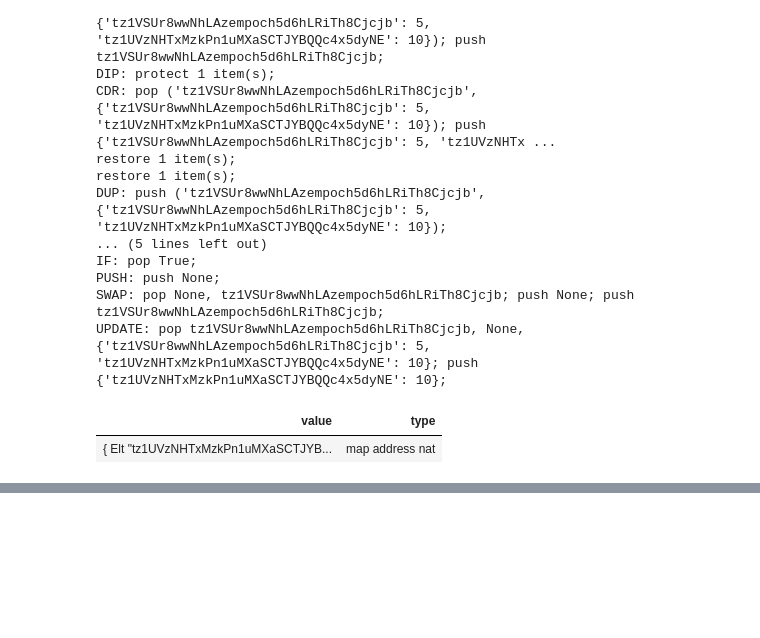
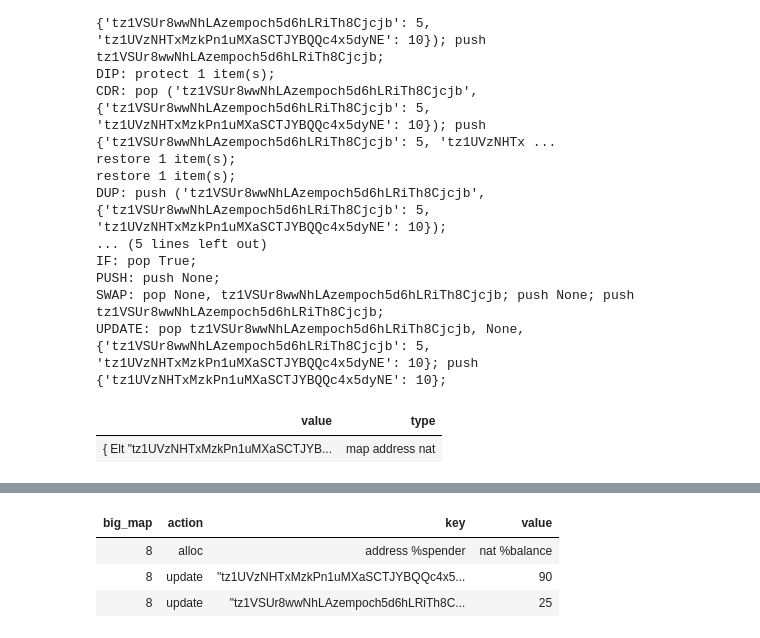
Before and after one commit to baking-bad/michelson-labs, a Jupyter notebook: notebooks/tutorials/Sandbox.ipynb, the cells around one changed output, grey strips where cells are left out. Cells and saved outputs as stored; diff of their text form; code cells hidden in the pictures; blank space fills up the shorter version.

```diff
--- a/notebooks/tutorials/Sandbox.ipynb
+++ b/notebooks/tutorials/Sandbox.ipynb
@@ -544,0 +627,81 @@ UPDATE: pop tz1VSUr8wwNhLAzempoch5d6hLRiTh8Cjcjb, None, {'tz1VSUr8wwNhLAzempoch5
+# %%
+PATCH SOURCE "tz1UVzNHTxMzkPn1uMXaSCTJYBQQc4x5dyNE" ;
+
+storage (big_map (address %spender) (nat %balance)) ;
+parameter (pair (address %to) (nat %value)) ;
+code {
+    UNPPAIIR ;
+    DUP ;
+    SOURCE ;
+    IFCMPEQ
+        { PUSH string "FORBIDDENTRANFER" ; FAILWITH }
+        {} ;
+    DIG 2 ;
+    ## Checks if source is in the ledger
+    DUP ;
+    SOURCE ;
+    MEM ;
+    IF
+        {
+            ## Checks if source has enough balance
+            DUP ;
+            SOURCE ;
+            GET ;
+            IF_NONE
+                { PUSH string "ERROR" ; FAILWITH }
+                {
+                    DUP ;
+                    DIP 4 { DUP } ;
+                    DIG 4 ;
+                    IFCMPGT { PUSH string "INSUFFICIENTBALANCE" ; FAILWITH } {} ;
+                } ;
+            ## Updates sender's balance
+            DIP 3 { DUP } ;
+            DIG 3 ;
+            SWAP ;
+            SUB ;
+            ABS ;
+            SOME ;
+            SOURCE ;
+            UPDATE ;
+            ## Updates recipient's balance
+            DIP { DUP } ;
+            SWAP ;
+            DIP { DUP } ;
+            MEM ;
+            IF
+                {
+                    SWAP ;
+                    DIP { DUP } ;
+                    DUP ;
+                    DIP { SWAP } ;
+                    GET ;
+                    IF_NONE
+                        {
+                            DIG 2 ;
+                            SOME ;
+                            SWAP ;
+                            UPDATE ;
+                        }
+                        {
+                            DIG 3 ;
+                            ADD ;
+                            SOME ;
+                            SWAP ;
+                            UPDATE ;
+                        } ;
+                }
+                {
+                    DUG 2 ;
+                    DIP { SOME } ;
+                    UPDATE ;
+                } ;
+            ## Ends execution
+            NIL operation ;
+            PAIR ;
+        }
+        { PUSH string "UNKNOWNSPENDER" ; FAILWITH } ;
+} ;
+
+RUN %default (Pair "tz1VSUr8wwNhLAzempoch5d6hLRiTh8Cjcjb" 10) { Elt "tz1UVzNHTxMzkPn1uMXaSCTJYBQQc4x5dyNE" 100 ; Elt "tz1VSUr8wwNhLAzempoch5d6hLRiTh8Cjcjb" 15 } ;
+# %% [output]
@@ -544,0 +727,4 @@ UPDATE: pop tz1VSUr8wwNhLAzempoch5d6hLRiTh8Cjcjb, None, {'tz1VSUr8wwNhLAzempoch5
+| big_map | action | key | value |
+| 8 | alloc | address %spender | nat %balance |
+| 8 | update | "tz1UVzNHTxMzkPn1uMXaSCTJYBQQc4x5... | 90 |
+| 8 | update | "tz1VSUr8wwNhLAzempoch5d6hLRiTh8C... | 25 |
```
Also changed, not shown: parts of 2 cells of this notebook, 1 other file.
